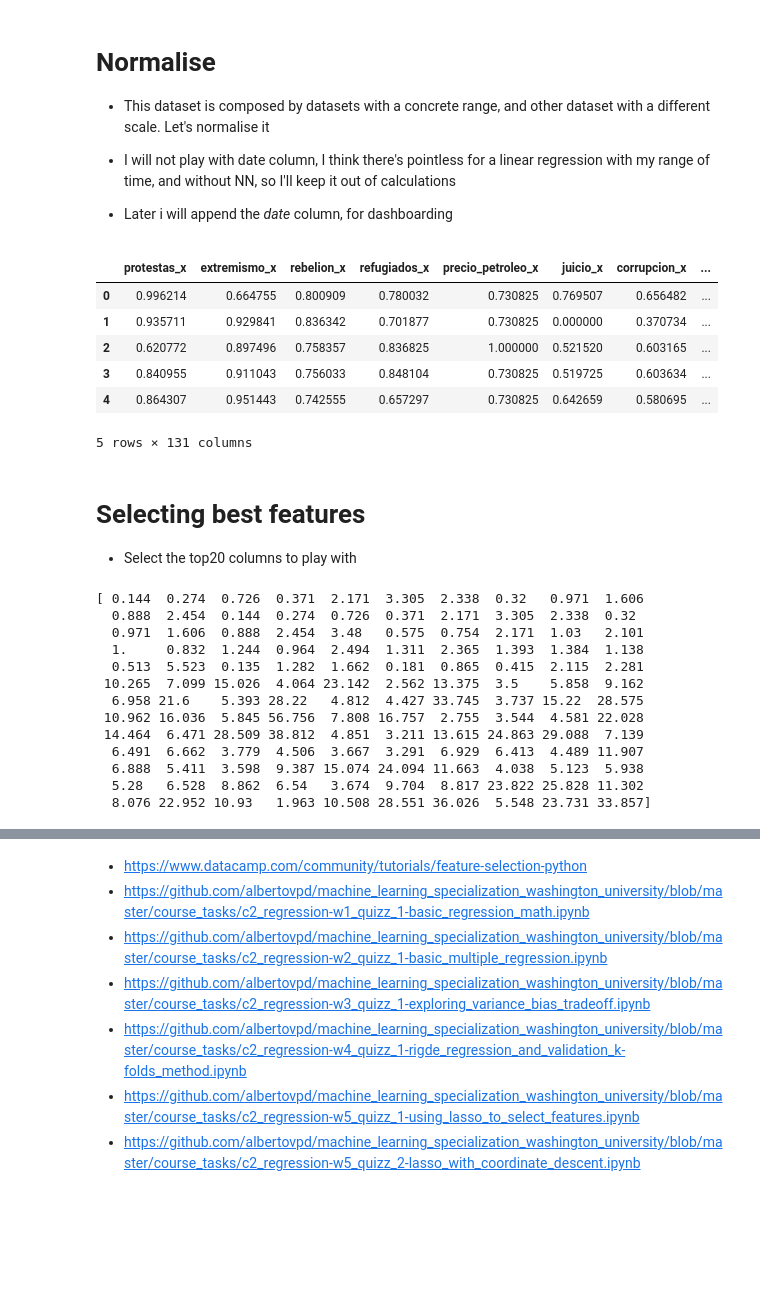
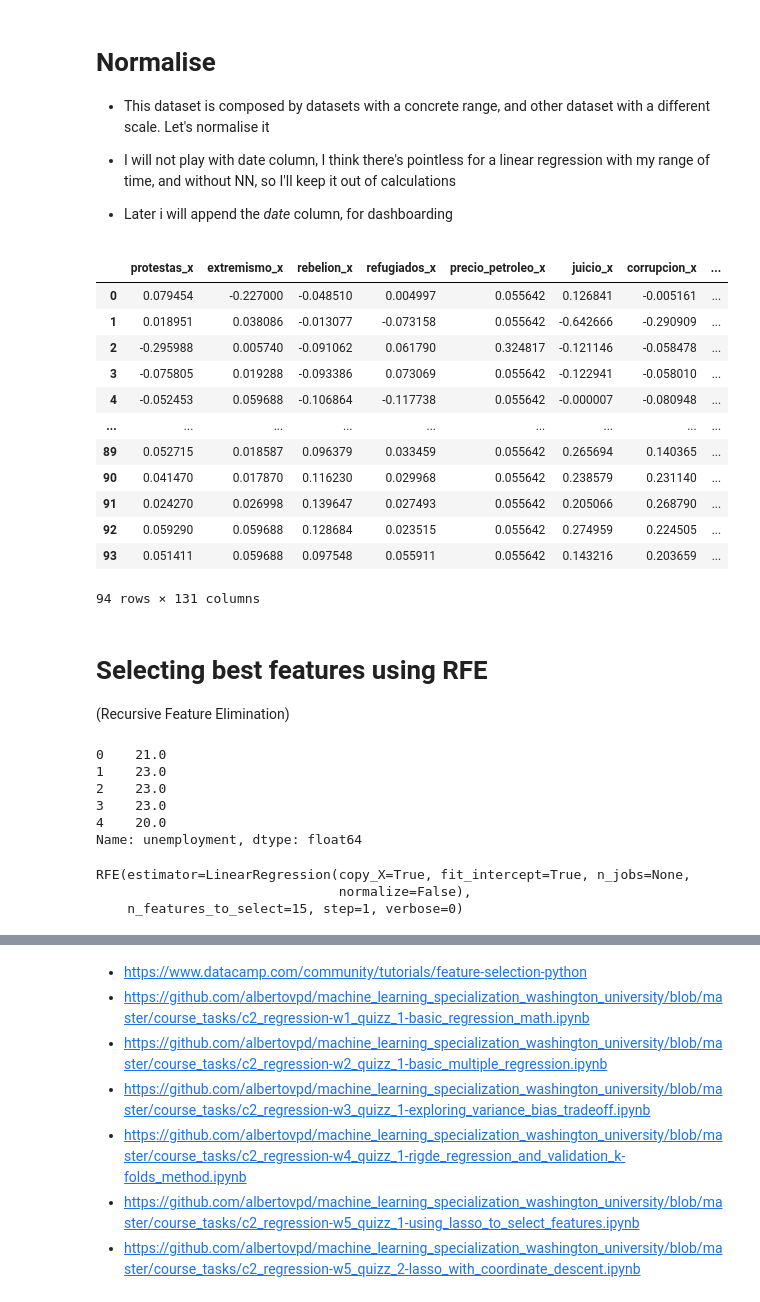
Before and after one commit to albertovpd/automated_ML_regression, a Jupyter notebook: how_to-3-ml_regression.ipynb, the cells around one changed output, grey strips where cells are left out. Saved outputs shown, nothing was run; the diff lists cells and outputs as text; code cells hidden in the pictures; blank space fills up the shorter version.

Commit message:
1st stage or regression done

```diff
--- a/how_to-3-ml_regression.ipynb
+++ b/how_to-3-ml_regression.ipynb
@@ -45,0 +57,22 @@ df_normalised.columns = list(df.drop(columns="date").columns)
+# %%
+# Transform into standard normal distribution using the z-score definition
+df_normalized = df.drop(columns="date") #returns a numpy array
+df_normalized.apply(lambda x: (x - np.mean(x)) / (np.max(x) - np.min(x)))
+# %% [output]
+|  | protestas_x | extremismo_x | rebelion_x | refugiados_x | precio_petroleo_x | juicio_x | corrupcion_x | ... |
+| 0 | 0.079454 | -0.227000 | -0.048510 | 0.004997 | 0.055642 | 0.126841 | -0.005161 | ... |
+| 1 | 0.018951 | 0.038086 | -0.013077 | -0.073158 | 0.055642 | -0.642666 | -0.290909 | ... |
+| 2 | -0.295988 | 0.005740 | -0.091062 | 0.061790 | 0.324817 | -0.121146 | -0.058478 | ... |
+| 3 | -0.075805 | 0.019288 | -0.093386 | 0.073069 | 0.055642 | -0.122941 | -0.058010 | ... |
+| 4 | -0.052453 | 0.059688 | -0.106864 | -0.117738 | 0.055642 | -0.000007 | -0.080948 | ... |
+| ... | ... | ... | ... | ... | ... | ... | ... | ... |
+| 89 | 0.052715 | 0.018587 | 0.096379 | 0.033459 | 0.055642 | 0.265694 | 0.140365 | ... |
+| 90 | 0.041470 | 0.017870 | 0.116230 | 0.029968 | 0.055642 | 0.238579 | 0.231140 | ... |
+| 91 | 0.024270 | 0.026998 | 0.139647 | 0.027493 | 0.055642 | 0.205066 | 0.268790 | ... |
+| 92 | 0.059290 | 0.059688 | 0.128684 | 0.023515 | 0.055642 | 0.274959 | 0.224505 | ... |
+| 93 | 0.051411 | 0.059688 | 0.097548 | 0.055911 | 0.055642 | 0.143216 | 0.203659 | ... |
+94 rows × 131 columns
+# %% [markdown]
+# Selecting best features using RFE
+
+(Recursive Feature Elimination)
@@ -46,14 +82,9 @@ df_normalised.columns = list(df.drop(columns="date").columns)
 # %%
-df_normalised.head()
+target.head()
 # %% [output]
-|  | protestas_x | extremismo_x | rebelion_x | refugiados_x | precio_petroleo_x | juicio_x | corrupcion_x | ... |
-| 0 | 0.996214 | 0.664755 | 0.800909 | 0.780032 | 0.730825 | 0.769507 | 0.656482 | ... |
-| 1 | 0.935711 | 0.929841 | 0.836342 | 0.701877 | 0.730825 | 0.000000 | 0.370734 | ... |
-| 2 | 0.620772 | 0.897496 | 0.758357 | 0.836825 | 1.000000 | 0.521520 | 0.603165 | ... |
-| 3 | 0.840955 | 0.911043 | 0.756033 | 0.848104 | 0.730825 | 0.519725 | 0.603634 | ... |
-| 4 | 0.864307 | 0.951443 | 0.742555 | 0.657297 | 0.730825 | 0.642659 | 0.580695 | ... |
-5 rows × 131 columns
+0    21.0
+1    23.0
+2    23.0
+3    23.0
+4    20.0
+Name: unemployment, dtype: float64
-# %% [markdown]
-# Selecting best features
-
-- Select the top20 columns to play with
@@ -69,26 +91,8 @@ Y = df["unemployment"].values
-# %%
-# Feature extraction
-test = SelectKBest(score_func=chi2, k=20)
-fit = test.fit(X, Y)
-
-# Summarize scores
-np.set_printoptions(precision=3)
-print(fit.scores_)
-
-features = fit.transform(X)
-# Summarize selected features
-#print(features[0:5,:])
-# %% [output]
-[ 0.144  0.274  0.726  0.371  2.171  3.305  2.338  0.32   0.971  1.606
-  0.888  2.454  0.144  0.274  0.726  0.371  2.171  3.305  2.338  0.32
-  0.971  1.606  0.888  2.454  3.48   0.575  0.754  2.171  1.03   2.101
-  1.     0.832  1.244  0.964  2.494  1.311  2.365  1.393  1.384  1.138
-  0.513  5.523  0.135  1.282  1.662  0.181  0.865  0.415  2.115  2.281
- 10.265  7.099 15.026  4.064 23.142  2.562 13.375  3.5    5.858  9.162
-  6.958 21.6    5.393 28.22   4.812  4.427 33.745  3.737 15.22  28.575
- 10.962 16.036  5.845 56.756  7.808 16.757  2.755  3.544  4.581 22.028
- 14.464  6.471 28.509 38.812  4.851  3.211 13.615 24.863 29.088  7.139
-  6.491  6.662  3.779  4.506  3.667  3.291  6.929  6.413  4.489 11.907
-  6.888  5.411  3.598  9.387 15.074 24.094 11.663  4.038  5.123  5.938
-  5.28   6.528  8.862  6.54   3.674  9.704  8.817 23.822 25.828 11.302
-  8.076 22.952 10.93   1.963 10.508 28.551 36.026  5.548 23.731 33.857]
+# %%
+rfc = LinearRegression()
+rfecv = RFE(estimator=rfc, step=1, n_features_to_select=15)
+rfecv.fit(X, target)
+# %% [output]
+RFE(estimator=LinearRegression(copy_X=True, fit_intercept=True, n_jobs=None,
+                               normalize=False),
+    n_features_to_select=15, step=1, verbose=0)
```
Also changed, not shown: parts of 14 cells of this notebook.
